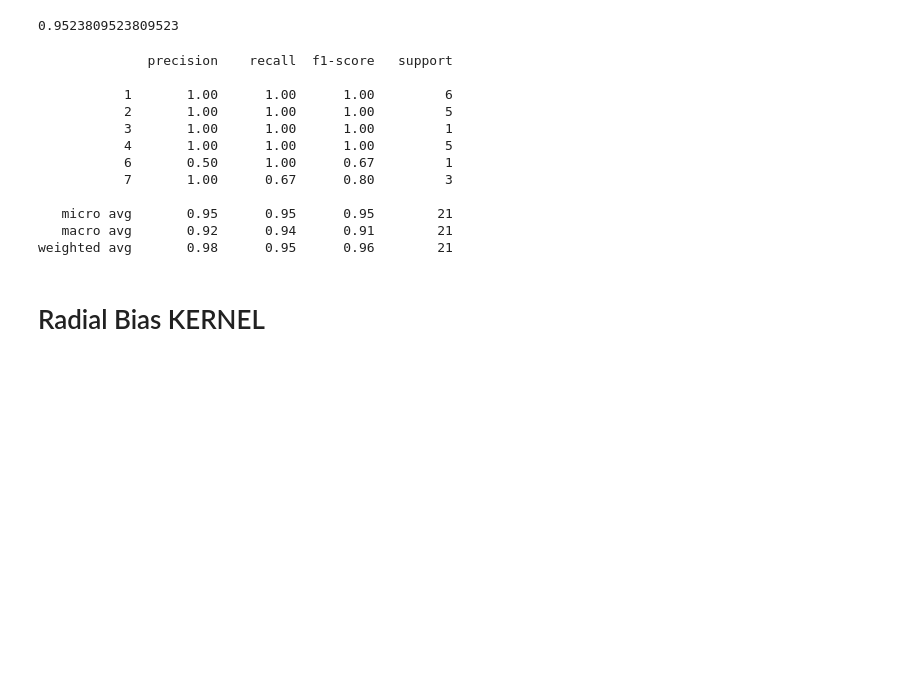
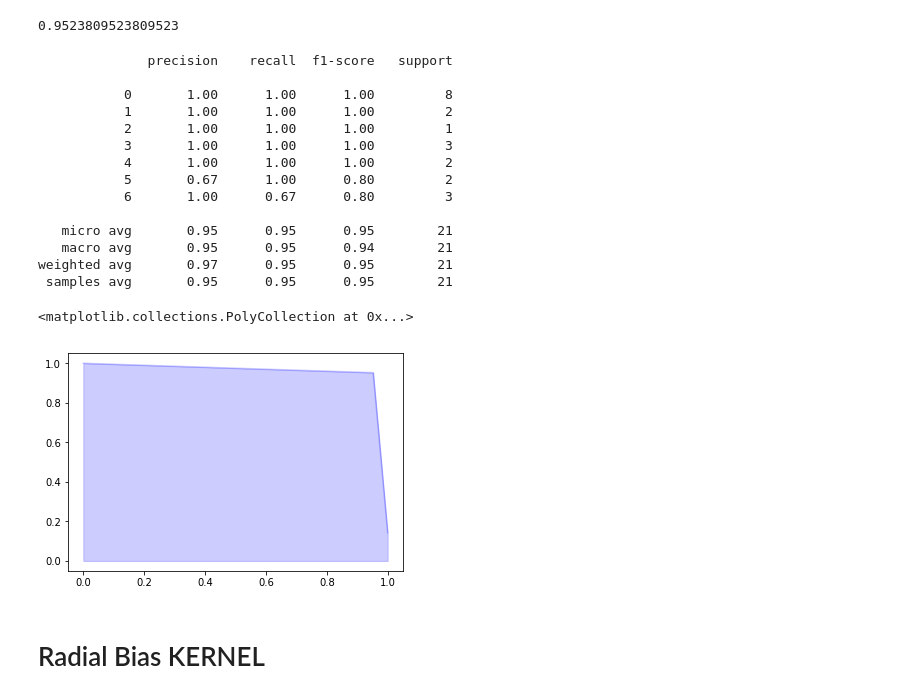
Before and after one commit to Himani2000/celestini_task, a Jupyter notebook: CELESTINI_MAIN.ipynb, the cells around one changed output. Cells and saved outputs as stored; diff of their text form; code cells hidden in the pictures; blank space fills up the shorter version.

```diff
--- a/CELESTINI_MAIN.ipynb
+++ b/CELESTINI_MAIN.ipynb
@@ -46,7 +23,0 @@ data.shape
-# %%
-y=np.array(data['type'])
-data.drop(["type"],axis=1, inplace=True)
-x=np.array(data)
-
-x_train,x_test,y_train,y_test=train_test_split(x,y,test_size=0.2,shuffle=True)
-len(x_train),len(y_train),len(x_test),len(y_test)
@@ -55,9 +33,13 @@ len(x_train),len(y_train),len(x_test),len(y_test)
 # %% [markdown]
 # LINEAR KERNEL
 # %%
-lin_svm=SVC(kernel="linear")
-parameters={"C":[0.1,1,5,10,15,20,50,70,100],"gamma":[0.001,0.01,0.1,1,10,20]}
-clf_lin=GridSearchCV(lin_svm,parameters,cv=5)
+lin_svm=multiclass.OneVsRestClassifier(SVC(kernel="linear"))
+params = {
+      'estimator__C': [0.5, 1.0, 1.5],
+      'estimator__tol': [1e-3, 1e-4, 1e-5],
+      'estimator__gamma': [0.001,0.01,0.1,1],
+      }
+clf_lin=GridSearchCV(lin_svm,params,cv=5)
 clf_lin.fit(x_train,y_train)
 predictions=clf_lin.predict(x_test)
 # %%
@@ -69,16 +51,28 @@ print(metrics.classification_report(y_test,predictions))
 # %% [output]
               precision    recall  f1-score   support
 
-           1       1.00      1.00      1.00         6
-           2       1.00      1.00      1.00         5
-           3       1.00      1.00      1.00         1
-           4       1.00      1.00      1.00         5
-           6       0.50      1.00      0.67         1
-           7       1.00      0.67      0.80         3
+           0       1.00      1.00      1.00         8
+           1       1.00      1.00      1.00         2
+           2       1.00      1.00      1.00         1
+           3       1.00      1.00      1.00         3
+           4       1.00      1.00      1.00         2
+           5       0.67      1.00      0.80         2
+           6       1.00      0.67      0.80         3
 
    micro avg       0.95      0.95      0.95        21
-   macro avg       0.92      0.94      0.91        21
-weighted avg       0.98      0.95      0.96        21
+   macro avg       0.95      0.95      0.94        21
+weighted avg       0.97      0.95      0.95        21
+ samples avg       0.95      0.95      0.95        21
+# %%
+precision = dict()
+recall = dict()
+precision["micro"], recall["micro"], _ = metrics.precision_recall_curve(y_test.ravel(),predictions.ravel())
+plt.figure()
+plt.plot(recall['micro'], precision['micro'], color='b', alpha=0.2)
+plt.fill_between(recall["micro"], precision["micro"], alpha=0.2, color='b')
+# %% [output]
+<matplotlib.collections.PolyCollection at 0x...>
+[figure, added]
 # %% [markdown]
 # Radial Bias KERNEL
 # %%
```
Also changed, not shown: parts of 47 cells of this notebook.
